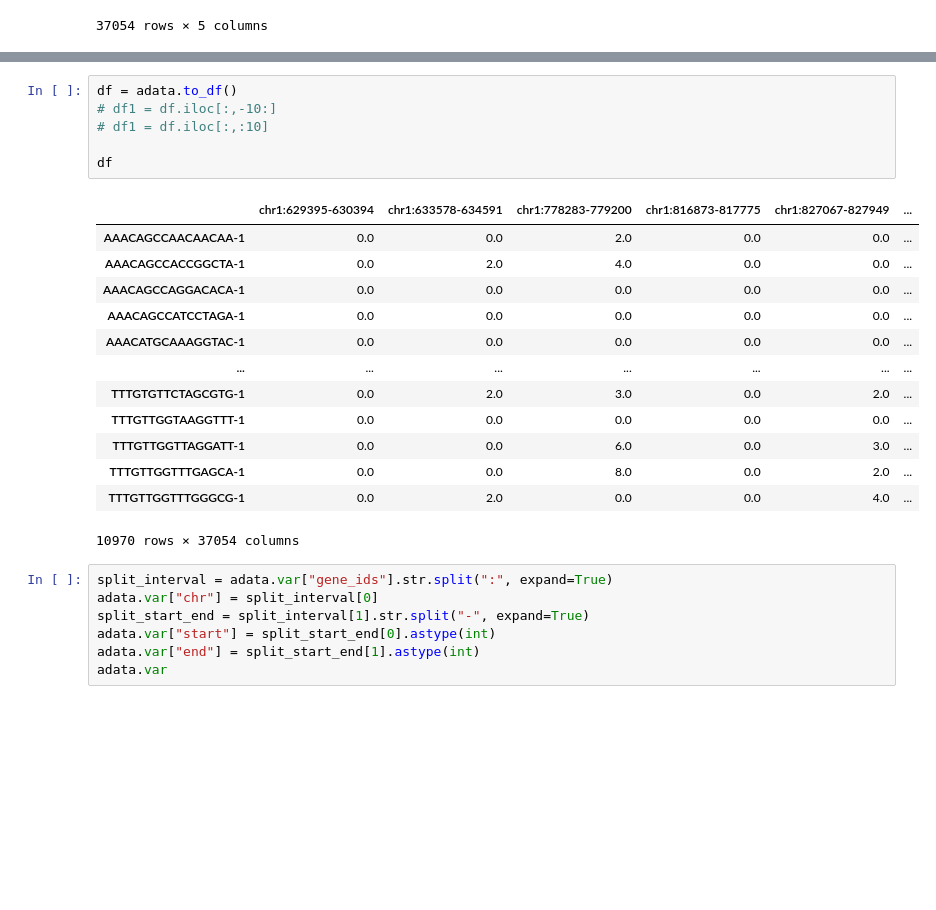
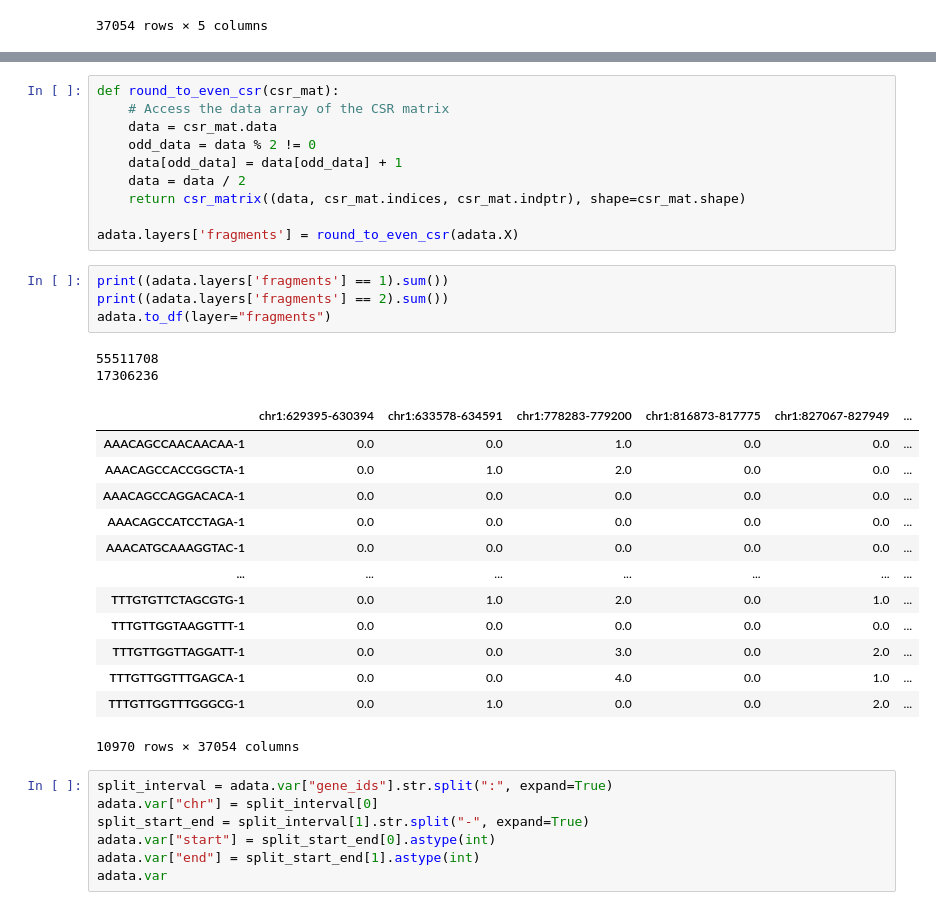
Before and after one commit to dkim0518/atacNT, a Jupyter notebook: dkim_notebook/dkim_dataloaders.ipynb, the cells around one changed output, grey strips where cells are left out. Saved outputs shown, nothing was run; the diff lists cells and outputs as text; blank space fills up the shorter version.

Commit message:
counts to fragments

```diff
--- a/dkim_notebook/dkim_dataloaders.ipynb
+++ b/dkim_notebook/dkim_dataloaders.ipynb
@@ -163,23 +178,33 @@ print((adata.X == 2).sum())
-# %%
-df = adata.to_df()
-# df1 = df.iloc[:,-10:]
-# df1 = df.iloc[:,:10]
-
-df
-# %% [output]
-|  | chr1:629395-630394 | chr1:633578-634591 | chr1:778283-779200 | chr1:816873-817775 | chr1:827067-827949 | ... |
-| AAACAGCCAACAACAA-1 | 0.0 | 0.0 | 2.0 | 0.0 | 0.0 | ... |
-| AAACAGCCACCGGCTA-1 | 0.0 | 2.0 | 4.0 | 0.0 | 0.0 | ... |
-| AAACAGCCAGGACACA-1 | 0.0 | 0.0 | 0.0 | 0.0 | 0.0 | ... |
-| AAACAGCCATCCTAGA-1 | 0.0 | 0.0 | 0.0 | 0.0 | 0.0 | ... |
-| AAACATGCAAAGGTAC-1 | 0.0 | 0.0 | 0.0 | 0.0 | 0.0 | ... |
-| ... | ... | ... | ... | ... | ... | ... |
-| TTTGTGTTCTAGCGTG-1 | 0.0 | 2.0 | 3.0 | 0.0 | 2.0 | ... |
-| TTTGTTGGTAAGGTTT-1 | 0.0 | 0.0 | 0.0 | 0.0 | 0.0 | ... |
-| TTTGTTGGTTAGGATT-1 | 0.0 | 0.0 | 6.0 | 0.0 | 3.0 | ... |
-| TTTGTTGGTTTGAGCA-1 | 0.0 | 0.0 | 8.0 | 0.0 | 2.0 | ... |
-| TTTGTTGGTTTGGGCG-1 | 0.0 | 2.0 | 0.0 | 0.0 | 4.0 | ... |
-10970 rows × 37054 columns
+# %%
+def round_to_even_csr(csr_mat):
+    # Access the data array of the CSR matrix
+    data = csr_mat.data
+    odd_data = data % 2 != 0
+    data[odd_data] = data[odd_data] + 1
+    data = data / 2
+    return csr_matrix((data, csr_mat.indices, csr_mat.indptr), shape=csr_mat.shape)
+
+adata.layers['fragments'] = round_to_even_csr(adata.X)
+# %%
+print((adata.layers['fragments'] == 1).sum())
+print((adata.layers['fragments'] == 2).sum())
+adata.to_df(layer="fragments")
+# %% [output]
+55511708
+17306236
+|  | chr1:629395-630394 | chr1:633578-634591 | chr1:778283-779200 | chr1:816873-817775 | chr1:827067-827949 | ... |
+| AAACAGCCAACAACAA-1 | 0.0 | 0.0 | 1.0 | 0.0 | 0.0 | ... |
+| AAACAGCCACCGGCTA-1 | 0.0 | 1.0 | 2.0 | 0.0 | 0.0 | ... |
+| AAACAGCCAGGACACA-1 | 0.0 | 0.0 | 0.0 | 0.0 | 0.0 | ... |
+| AAACAGCCATCCTAGA-1 | 0.0 | 0.0 | 0.0 | 0.0 | 0.0 | ... |
+| AAACATGCAAAGGTAC-1 | 0.0 | 0.0 | 0.0 | 0.0 | 0.0 | ... |
+| ... | ... | ... | ... | ... | ... | ... |
+| TTTGTGTTCTAGCGTG-1 | 0.0 | 1.0 | 2.0 | 0.0 | 1.0 | ... |
+| TTTGTTGGTAAGGTTT-1 | 0.0 | 0.0 | 0.0 | 0.0 | 0.0 | ... |
+| TTTGTTGGTTAGGATT-1 | 0.0 | 0.0 | 3.0 | 0.0 | 2.0 | ... |
+| TTTGTTGGTTTGAGCA-1 | 0.0 | 0.0 | 4.0 | 0.0 | 1.0 | ... |
+| TTTGTTGGTTTGGGCG-1 | 0.0 | 1.0 | 0.0 | 0.0 | 2.0 | ... |
+10970 rows × 37054 columns
 # %%
 split_interval = adata.var["gene_ids"].str.split(":", expand=True)
 adata.var["chr"] = split_interval[0]
```
Also changed, not shown: parts of 8 cells of this notebook.
